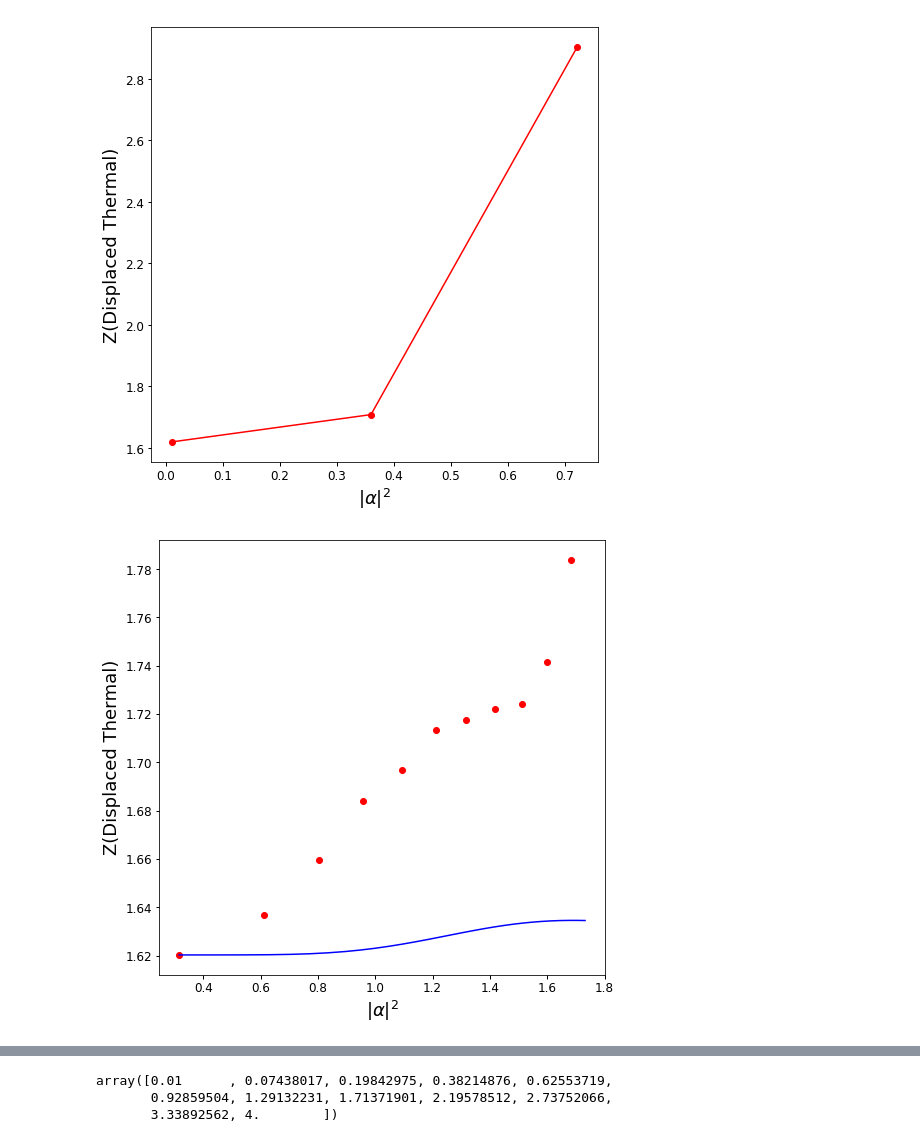
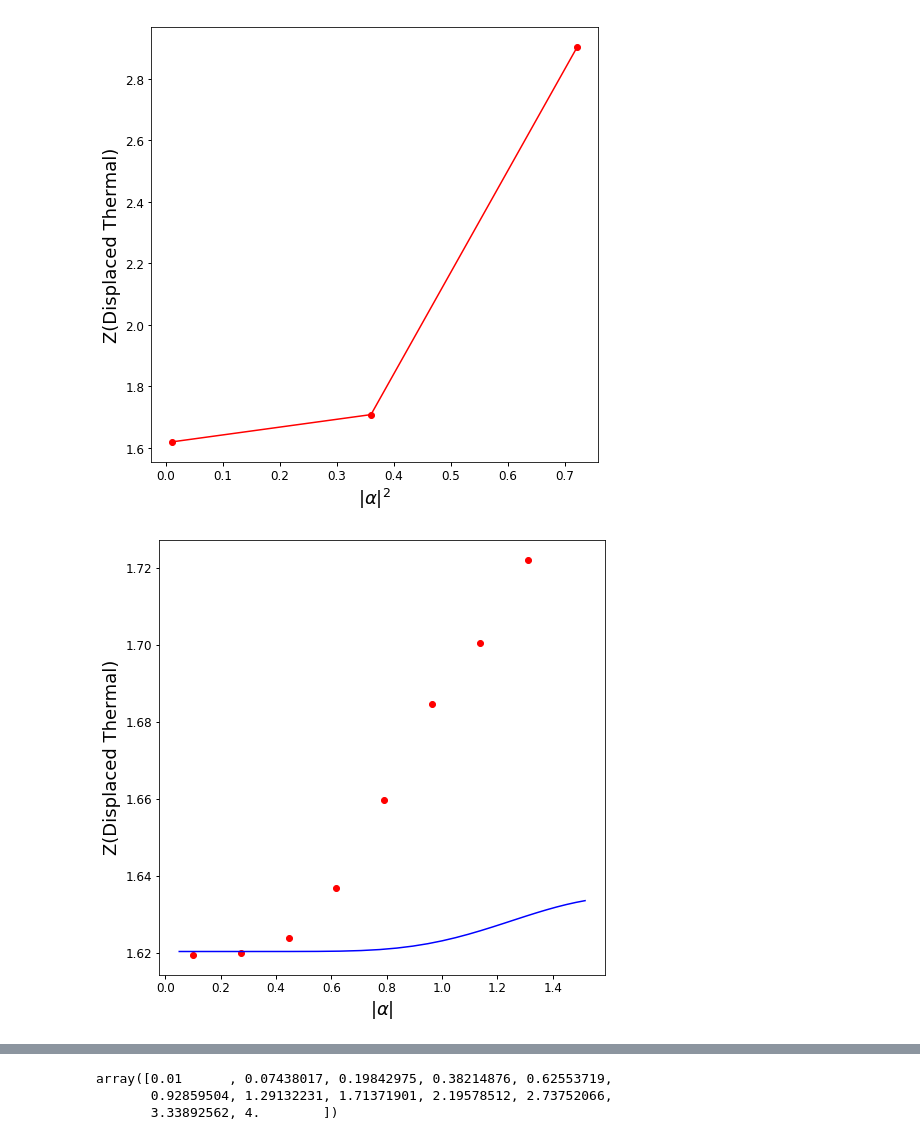
Before and after one commit to estebanmv/Random-Sampling-Extremal-POVMs, a Jupyter notebook: DisplacedPlot.ipynb, the cells around one changed output, grey strips where cells are left out. Cells and saved outputs as stored; diff of their text form; code cells hidden in the pictures.

```diff
--- a/DisplacedPlot.ipynb
+++ b/DisplacedPlot.ipynb
@@ -4,5 +4,5 @@ import numpy as np
 import matplotlib.pyplot as plt
 # %%
 Dpoints = pd.read_csv('DisplacedThermal_highD.dat', header=None, sep=',')
-Dprueba = pd.read_csv('DisplacedThermal-tests.dat', header=None, sep=',')
+Dprueba = pd.read_csv('DisplacedThermalSqrt-tests.dat', header=None, sep=',')
 DAnsatz = pd.read_csv('AnsatzDisplacedThermal.dat', header=None, sep='\t')
@@ -50,4 +67,4 @@ DAnsatz
 | 29 | 3.0 | 1.634569 |
 # %%
 Dprueba.columns=['x','y']
-Dprueba
+Dprueba = Dprueba[:10]
@@ -80,3 +71,6 @@ Dprueba[:9]
+# %%
+Dprueba.x = Dprueba.x.astype(float)
+Dprueba.y = Dprueba.y.astype(float)
 # %%
 Dpoints.columns=['x','y']
 Dpoints
@@ -97,13 +91,13 @@ plt.show()
 [figure]
 # %%
 plt.figure(figsize=(8,8))
-plt.plot(np.sqrt(Dprueba.x),Dprueba.y,'ro')
-plt.plot(np.sqrt(DAnsatz.x),DAnsatz.y,'b-')
+plt.plot(np.sqrt(Dprueba.x[:8]),Dprueba.y[:8],'ro')
+plt.plot(np.sqrt(df.x[:29]),df.y[:29],'b-')
 #plt.plot(Dprueba.x[9:],Dprueba.y[9:],'ro')
 plt.ylabel('Z(Displaced Thermal)', fontsize=18)
-plt.xlabel(r'$|\alpha|^2$', fontsize=18)
+plt.xlabel(r'$|\alpha|$', fontsize=18)
 plt.tick_params(labelsize=12,width=1)
 plt.savefig('DisplacedThermal-test.pdf')
 plt.show()
 # %% [output]
-[figure, old version]
+[figure, new version]
```
Also changed, not shown: parts of 18 cells of this notebook, 6 other files.
